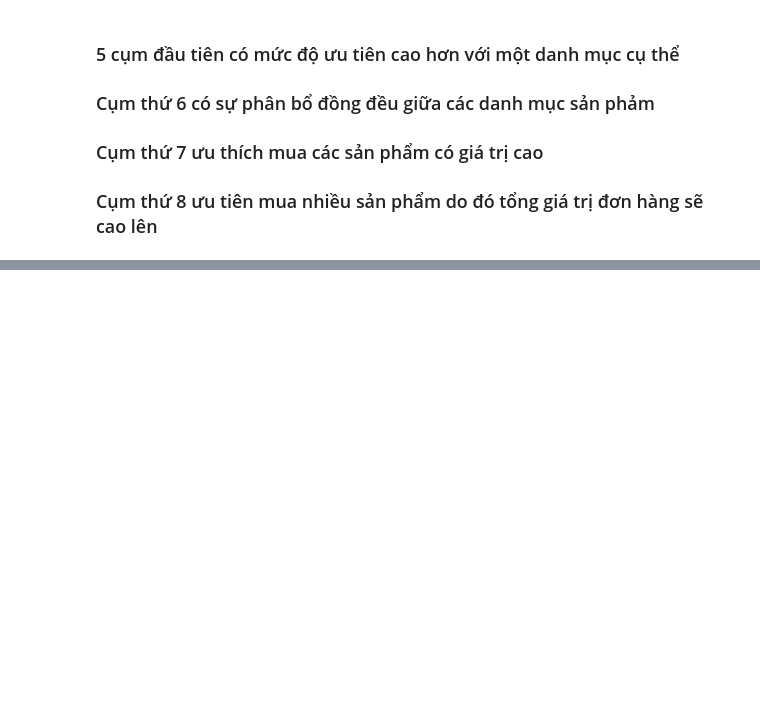
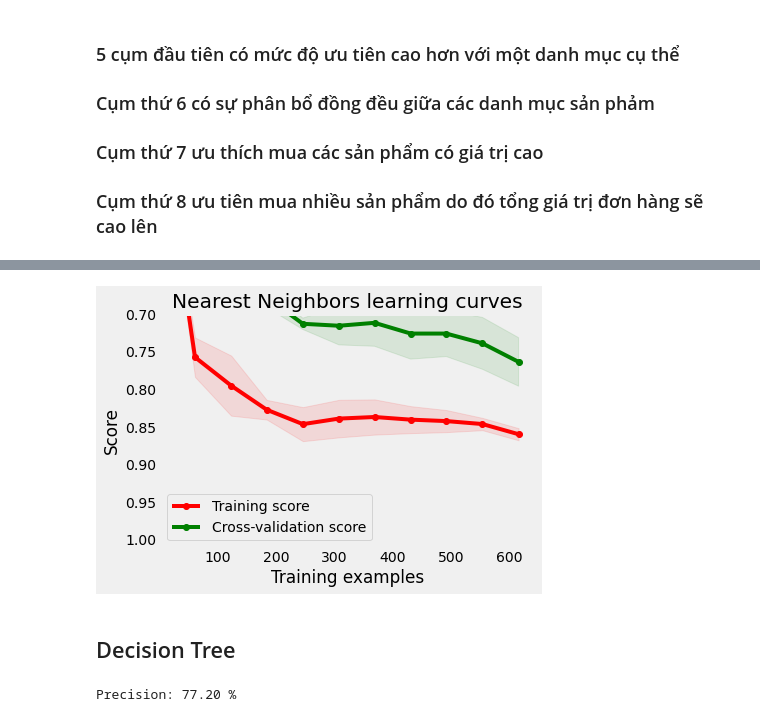
Before and after one commit to vukhanh09/customer_segmentation, a Jupyter notebook: src/Insight/cluster_customer.ipynb, the cells around one changed output, grey strips where cells are left out. Saved outputs shown, nothing was run; the diff lists cells and outputs as text; code cells hidden in the pictures; blank space fills up the shorter version.

```diff
--- a/src/Insight/cluster_customer.ipynb
+++ b/src/Insight/cluster_customer.ipynb
@@ -342,0 +415,15 @@ g = plot_learning_curve(svc.grid.best_estimator_,
+# %%
+g = plot_learning_curve(knn.grid.best_estimator_, "Nearest Neighbors learning curves", X_train, Y_train,
+                        ylim = [1.01, 0.7], cv = 5,
+                        train_sizes = [0.05, 0.1, 0.2, 0.3, 0.4, 0.5, 0.6, 0.7, 0.8, 0.9, 1])
+# %% [output]
+[figure, added]
+# %% [markdown]
+## Decision Tree
+# %%
+tr = Class_Fit(clf = tree.DecisionTreeClassifier)
+tr.grid_search(parameters = [{'criterion' : ['entropy', 'gini'], 'max_features' :['sqrt', 'log2']}], Kfold = 5)
+tr.grid_fit(X = X_train, Y = Y_train)
+tr.grid_predict(X_test, Y_test)
+# %% [output]
+Precision: 77.20 %
```
Also changed, not shown: parts of 25 cells of this notebook, 2 other files.
